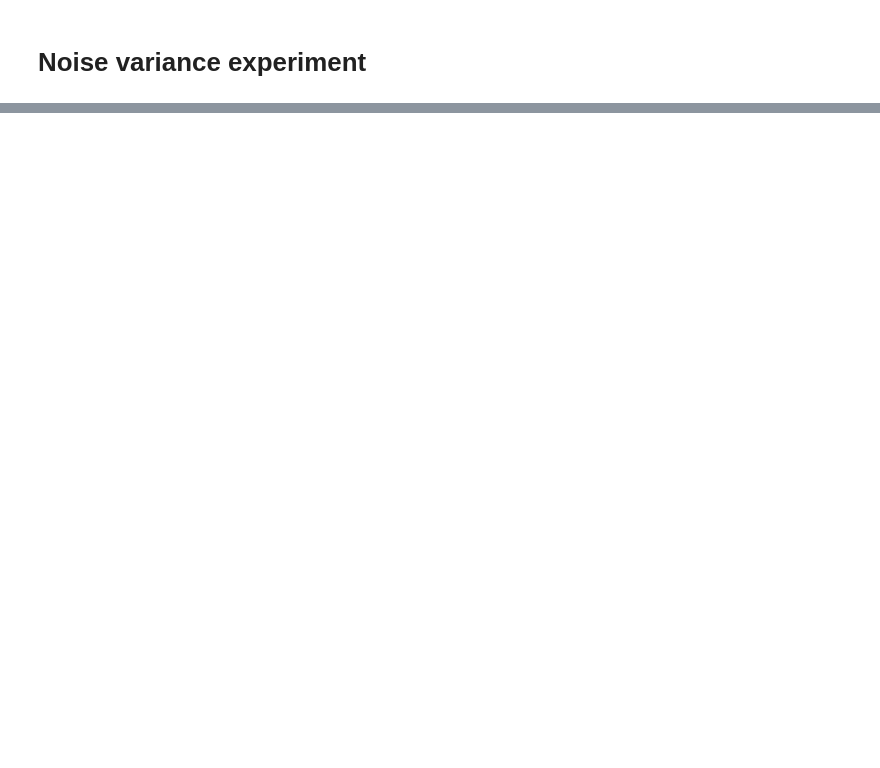
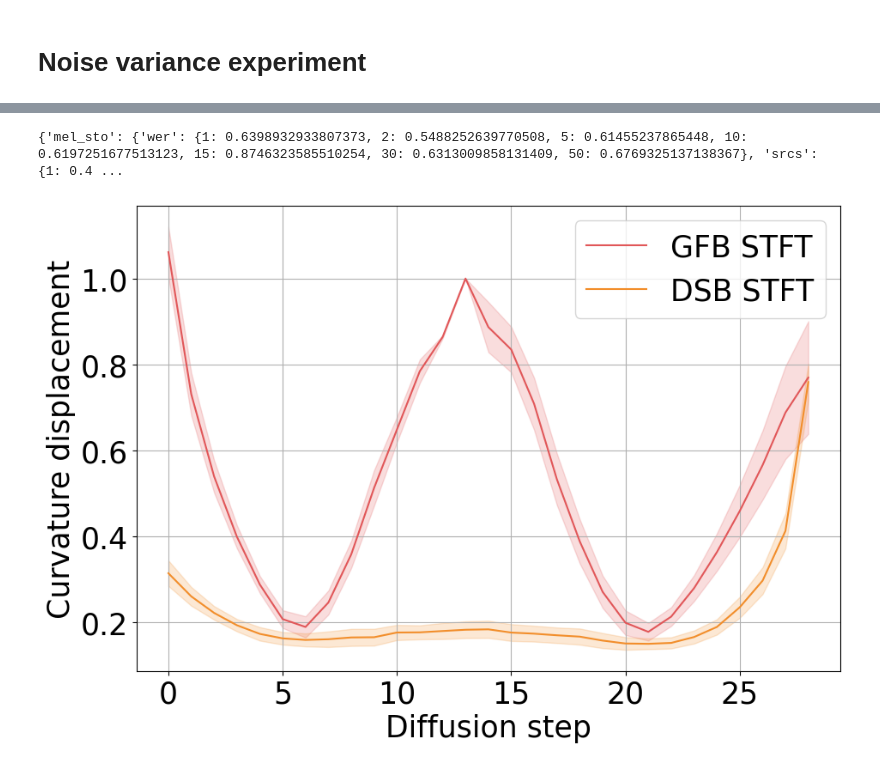
Before and after one commit to kommodeskab/Latent-DSB, a Jupyter notebook: analysis.ipynb, the cells around one changed output, grey strips where cells are left out. Drawn from its saved outputs; the diff is of its cells as text; code cells hidden in the pictures; blank space fills up the shorter version.

```diff
--- a/analysis.ipynb
+++ b/analysis.ipynb
@@ -154,0 +133,80 @@ plt.tight_layout()
+# %%
+print(data)
+# %% [output]
+{'mel_sto': {'wer': {1: 0.6398932933807373, 2: 0.5488252639770508, 5: 0.61455237865448, 10: 0.6197251677513123, 15: 0.8746323585510254, 30: 0.6313009858131409, 50: 0.6769325137138367}, 'srcs': {1: 0.4 ...
+# %%
+# investigate trajectory curvature
+
+import torch
+from src.callbacks.metrics import calculate_curvature_displacement
+from torch import Tensor
+
+def calculate_gfb_curvature(trajectories : Tensor, timeschedule : Tensor) -> Tensor:
+    timeschedule = torch.cat([torch.tensor([0.0]), timeschedule], dim=0)
+    n_steps = trajectories.shape[0]
+
+    forward = trajectories[:n_steps // 2]
+    backward = trajectories[-(n_steps // 2):]
+
+    forward_Ct = calculate_curvature_displacement(forward, timeschedule)
+    backward_Ct = calculate_curvature_displacement(backward, timeschedule) # ideally, timeschedule should be reversed but it is symmetric
+    backward_Ct = backward_Ct.flip(dims=[0])  # reverse the backward curvature
+
+    C_ts = torch.cat([forward_Ct, backward_Ct], dim=1)
+    return C_ts
+
+def calculate_gfb_curvature_from_path(path : str, max_num_batches : int) -> Tensor:
+    batches = load_all_batches(path, max_num_batches)
+    params = torch.load(path + "/params.pt", weights_only=True)
+    timeschedule = params['timeschedule']
+    trajectories = batches['trajectory']
+    return calculate_gfb_curvature(trajectories, timeschedule)
+
+def calculate_dsb_curvature_from_path(path : str, max_num_batches : int) -> Tensor:
+    batches = load_all_batches(path, max_num_batches)
+    params = torch.load(path + "/params.pt", weights_only=True)
+    timeschedule = params['timeschedule']
+    trajectories = batches['trajectory']
+    return calculate_curvature_displacement(trajectories, timeschedule)
+
+models = ['gfb', 'stft_det']
+num_steps = 30
+data = dict()
+n_batches = 1
+
+for model in models:
+    data[model] = dict()
+
+    path = f"test_results/test_clip/{model}_{num_steps}"
+
+    if model == 'gfb':
+        cts = calculate_gfb_curvature_from_path(path, max_num_batches=n_batches)
+    else:
+        cts = calculate_dsb_curvature_from_path(path, max_num_batches=n_batches)
+
+    data[model] = cts
+
+gfb_mean = data['gfb'].mean(dim = 0)[1:]
+gfb_std = data['gfb'].std(dim = 0)[1:]
+
+stft_mean = data['stft_det'].mean(dim = 0)[1:]
+stft_std = data['stft_det'].std(dim = 0)[1:]
+
+import matplotlib.pyplot as plt
+plt.rcParams.update({'font.size': 25})
+fig, ax = plt.subplots(figsize=(10, 7))
+plt.plot(gfb_mean, label=model_to_name['gfb'], color=model_to_color['gfb'])
+plt.fill_between(range(len(gfb_mean)), gfb_mean - gfb_std, gfb_mean + gfb_std, alpha=0.2, color=model_to_color['gfb'])
+
+plt.plot(stft_mean, label=model_to_name['stft_det'], color=model_to_color['stft_det'],)
+plt.fill_between(range(len(stft_mean)), stft_mean - stft_std, stft_mean + stft_std, alpha=0.2, color=model_to_color['stft_det'])
+
+plt.xlabel("Diffusion step")
+plt.ylabel("Curvature displacement")
+plt.legend(loc='upper right')
+plt.grid(True)
+plt.tight_layout()
+plt.savefig(f"test_results/test_clip/curvature_{num_steps}.png", bbox_inches='tight', dpi=300)
+plt.show()
+# %% [output]
+[figure, added]
```
Also changed, not shown: parts of 5 cells of this notebook, 9 other files.
